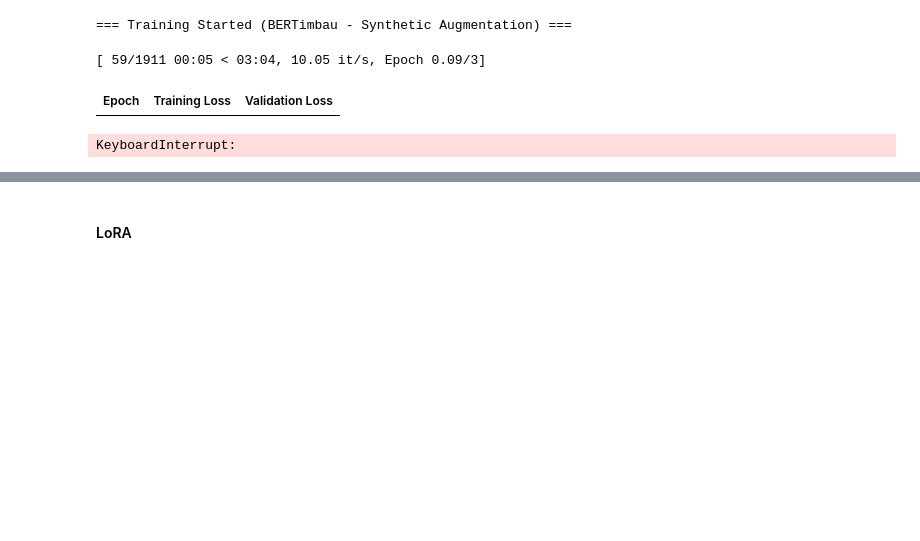
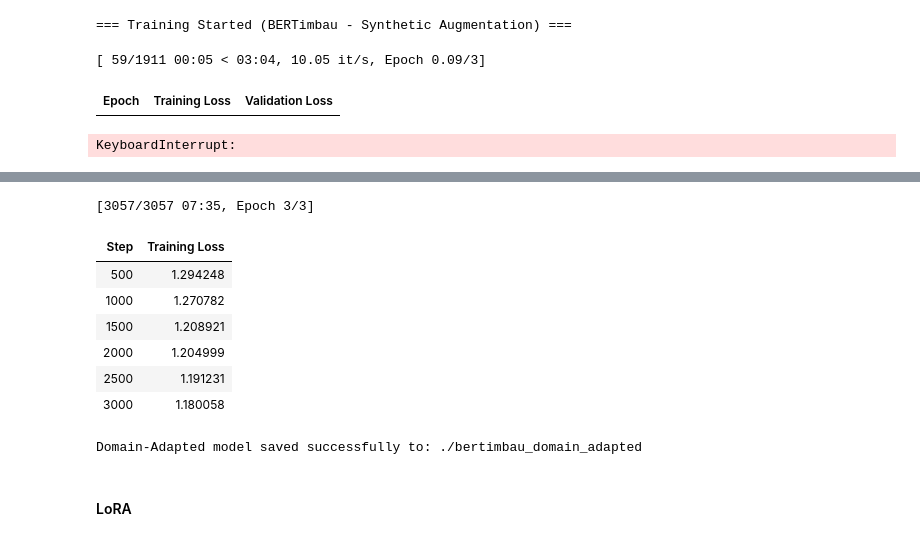
Before and after one commit to tomast100/PLN_Project, a Jupyter notebook: assignment_2.ipynb, the cells around one changed output, grey strips where cells are left out. Drawn from its saved outputs; the diff is of its cells as text; code cells hidden in the pictures; blank space fills up the shorter version.

```diff
--- a/assignment_2.ipynb
+++ b/assignment_2.ipynb
@@ -132,10 +146,12 @@ Drive already mounted at /content/drive; to attempt to forcibly remount, call dr
 !wget -q "https://raw.githubusercontent.com/tomast100/PLN_Project_Data/master/factnews_dataset.csv"
 !wget -q "https://raw.githubusercontent.com/tomast100/PLN_Project_Data/master/factnews_dataset_factuality_design.csv"
 !wget -q "https://raw.githubusercontent.com/tomast100/PLN_Project_Data/master/factnews_augmented_instances_cloude.csv"
+!wget -q "https://raw.githubusercontent.com/tomast100/PLN_Project_Data/master/historico_de_materias.csv"
 
 df_main = pd.read_csv("factnews_dataset.csv")
 df_fact = pd.read_csv("factnews_dataset_factuality_design.csv")
 df_augmented = pd.read_csv("factnews_augmented_instances_cloude.csv")
+df_domain_adap = pd.read_csv("historico_de_materias.csv")
 
 print("Main dataset shape:", df_main.shape)
 print("Factuality-design dataset shape:", df_fact.shape)
@@ -877,0 +1076,69 @@ KeyboardInterrupt:
+# %%
+print("=== Bonus: Domain Adaptation (MLM) ===")
+
+df_domain_adap['conteudo_noticia'] = df_domain_adap['conteudo_noticia'].astype(str)
+df_domain_adap['conteudo_noticia'] = df_domain_adap['conteudo_noticia'].str.replace(r'[\n\t]', ' ', regex=True)
+df_domain_adap['conteudo_noticia'] = df_domain_adap['conteudo_noticia'].str.replace(r'\s+', ' ', regex=True).str.strip()
+
+df_domain_adap_sample = df_domain_adap.sample(frac=1, random_state=42)[['conteudo_noticia']]
+df_domain_adap_sample = df_domain_adap_sample.rename(columns={'conteudo_noticia': 'sentences'})
+
+textos_factnews = pd.concat([train_df[['sentences']], test_df[['sentences']]], ignore_index=True)
+all_real_texts = pd.concat([textos_factnews, df_domain_adap_sample], ignore_index=True)
+
+all_real_texts = all_real_texts.sample(frac=1, random_state=42).reset_index(drop=True)
+
+mlm_dataset = Dataset.from_pandas(all_real_texts)
+
+def tokenize_for_mlm(batch):
+    return tokenizer_bi(
+        batch["sentences"],
+        truncation=True,
+        padding="max_length",
+        max_length=128
+    )
+
+print("Tokenizing texts for Masked Language Modeling...")
+mlm_dataset = mlm_dataset.map(tokenize_for_mlm, batched=True)
+mlm_dataset = mlm_dataset.remove_columns(["sentences"])
+
+data_collator = DataCollatorForLanguageModeling(
+    tokenizer=tokenizer_bi,
+    mlm=True,
+    mlm_probability=0.15
+)
+
+model_mlm = AutoModelForMaskedLM.from_pretrained(BERTIMBAU_NAME)
+
+mlm_training_args = TrainingArguments(
+    output_dir="./bertimbau_mlm_checkpoints",
+    num_train_epochs=3,
+    per_device_train_batch_size=16,
+    learning_rate=2e-5,
+    save_strategy="no",
+    fp16=True,
+    seed=42,
+    logging_steps=500,
+    report_to="none"
+)
+
+trainer_mlm = Trainer(
+    model=model_mlm,
+    args=mlm_training_args,
+    train_dataset=mlm_dataset,
+    data_collator=data_collator,
+)
+
+print("\nStarting Domain Adaptation Training... This might take a while!")
+trainer_mlm.train()
+
+ADAPTED_MODEL_PATH = "./bertimbau_domain_adapted"
+trainer_mlm.save_model(ADAPTED_MODEL_PATH)
+tokenizer_bi.save_pretrained(ADAPTED_MODEL_PATH)
+
+print(f"\nDomain-Adapted model saved successfully to: {ADAPTED_MODEL_PATH}")
+
+del model_mlm, trainer_mlm
+gc.collect()
+torch.cuda.empty_cache()
+# %% [output]
@@ -878,3 +1158,12 @@ KeyboardInterrupt:
+[3057/3057 07:35, Epoch 3/3]
+| Step | Training Loss |
+| 500 | 1.294248 |
+| 1000 | 1.270782 |
+| 1500 | 1.208921 |
+| 2000 | 1.204999 |
+| 2500 | 1.191231 |
+| 3000 | 1.180058 |
+Domain-Adapted model saved successfully to: ./bertimbau_domain_adapted
 # %% [markdown]
 #### LoRA
 # %%
```
Also changed, not shown: parts of 26 cells of this notebook.
